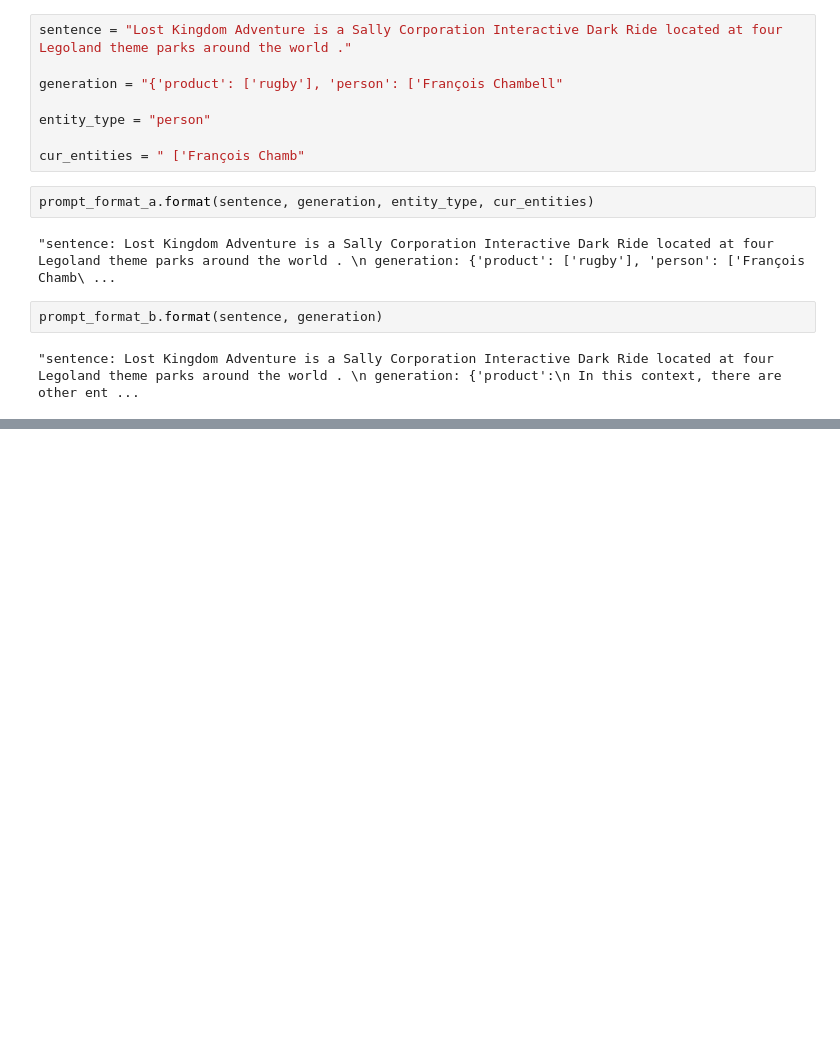
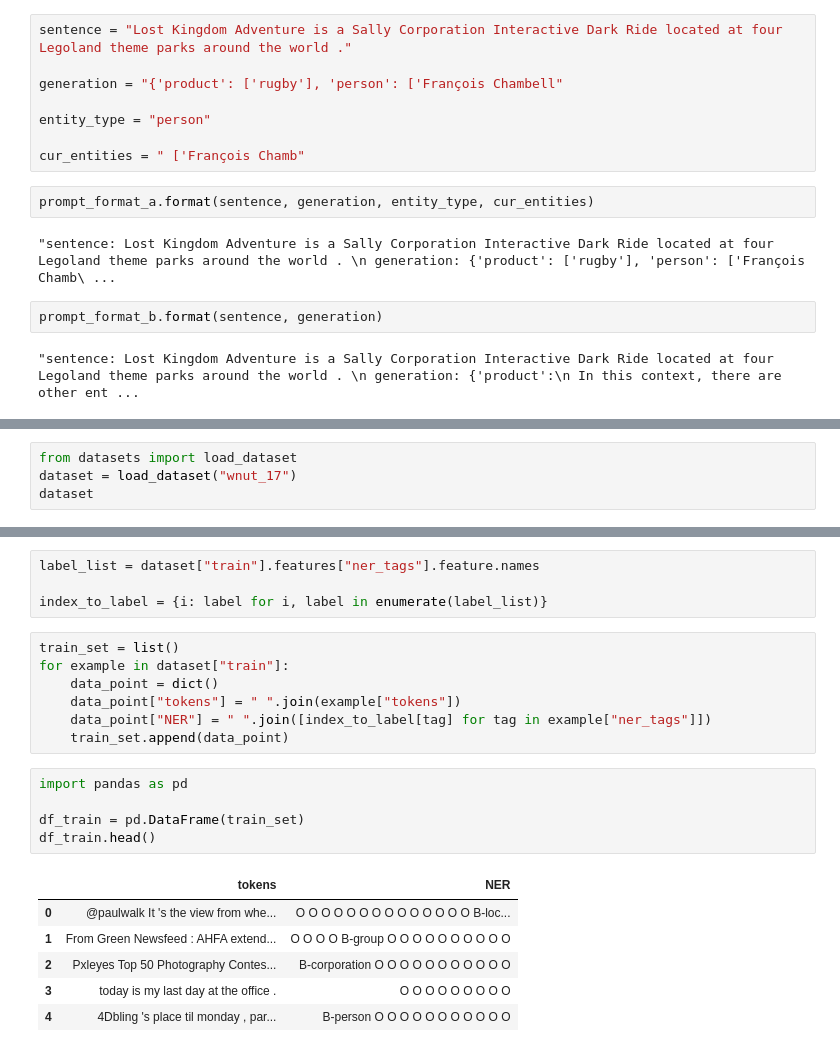
Before and after one commit to BlessingDev/NER-s2s, a Jupyter notebook: data_process/dataset_construction.ipynb, the cells around one changed output, grey strips where cells are left out. Drawn from its saved outputs; the diff is of its cells as text; blank space fills up the shorter version.

Commit message:
251113 - gitignore - data 전처리 및 분석 관련 코드

```diff
--- a/data_process/dataset_construction.ipynb
+++ b/data_process/dataset_construction.ipynb
@@ -182,0 +185,4 @@ prompt_format_b.format(sentence, generation)
+# %%
+from datasets import load_dataset
+dataset = load_dataset("wnut_17")
+dataset
@@ -182,0 +214,23 @@ prompt_format_b.format(sentence, generation)
+# %%
+label_list = dataset["train"].features["ner_tags"].feature.names
+
+index_to_label = {i: label for i, label in enumerate(label_list)}
+# %%
+train_set = list()
+for example in dataset["train"]:
+    data_point = dict()
+    data_point["tokens"] = " ".join(example["tokens"])
+    data_point["NER"] = " ".join([index_to_label[tag] for tag in example["ner_tags"]])
+    train_set.append(data_point)
+# %%
+import pandas as pd
+
+df_train = pd.DataFrame(train_set)
+df_train.head()
+# %% [output]
+|  | tokens | NER |
+| 0 | @paulwalk It 's the view from whe... | O O O O O O O O O O O O O O B-loc... |
+| 1 | From Green Newsfeed : AHFA extend... | O O O O B-group O O O O O O O O O O |
+| 2 | Pxleyes Top 50 Photography Contes... | B-corporation O O O O O O O O O O O |
+| 3 | today is my last day at the office . | O O O O O O O O O |
+| 4 | 4Dbling 's place til monday , par... | B-person O O O O O O O O O O O |
```
Also changed, not shown: parts of 11 cells of this notebook, 8 other files.
